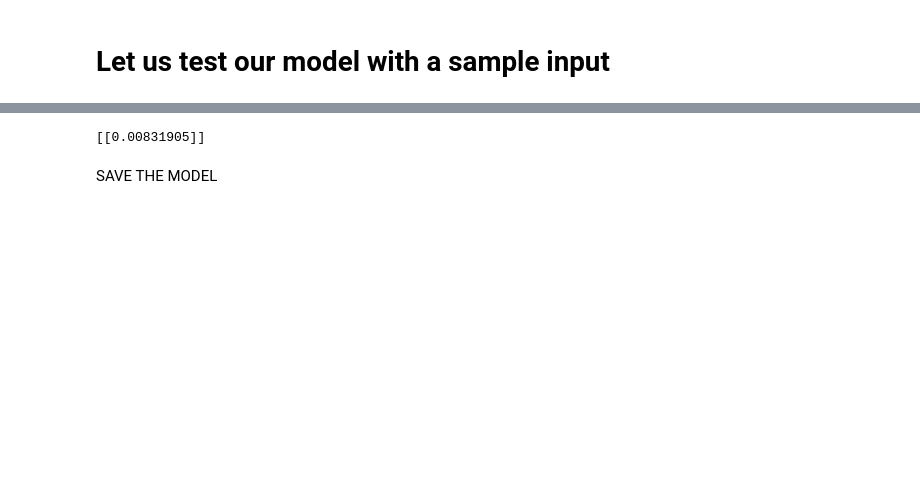
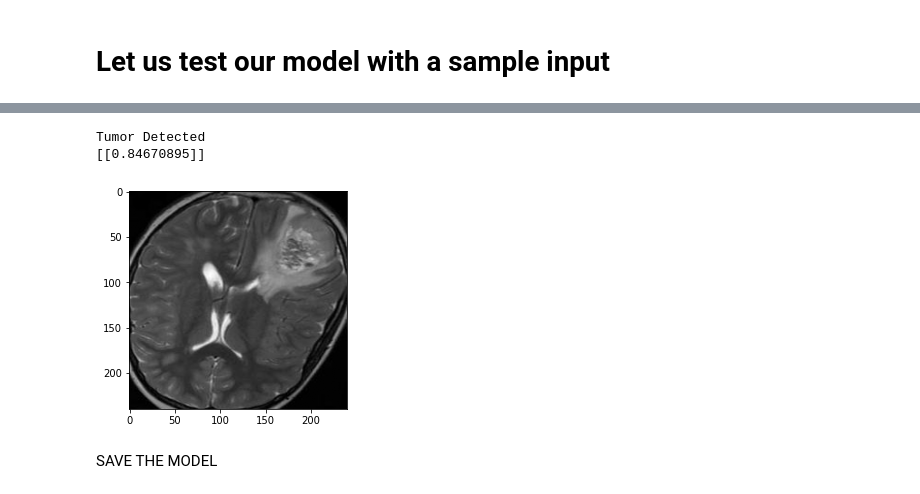
Before and after one commit to nisishere/Brain_Tumor_Detection_CNN, a Jupyter notebook: Brain_tumor_detection.ipynb, the cells around one changed output, grey strips where cells are left out. Drawn from its saved outputs; the diff is of its cells as text; code cells hidden in the pictures; blank space fills up the shorter version.

```diff
--- a/Brain_tumor_detection.ipynb
+++ b/Brain_tumor_detection.ipynb
@@ -452,21 +583,30 @@ Test: accuracy = 0.841935  ;  loss = 0.369099
 # %%
 
 
 sample = []
-image = cv2.imread("/content/drive/MyDrive/brain tumor detection/Brain-Tumor-Detection-master/augmented data/no/aug_1 no._0_1102.jpg")
+image = cv2.imread("/content/drive/MyDrive/brain tumor detection/Brain-Tumor-Detection-master/augmented data/yes/aug_Y100_0_4855.jpg")
             # crop the brain and ignore the unnecessary rest part of the image
 image = crop_brain_contour(image, plot=False)
             # resize image
 image = cv2.resize(image, dsize=(240, 240), interpolation=cv2.INTER_CUBIC)
             # normalize values
 image = image / 255.
             # convert image to numpy array and append it to X
+plt.imshow(image)
 sample.append(image)
 sample = np.array(sample)
-y=model.predict(sample)
+y=best_model.predict(sample)
+prediction = y[0][0]
+prediction = round(prediction)
+if prediction == 1:
+  print ("Tumor Detected")
+else :
+  print("no Tumor Detected")
 print(y)
 # %% [output]
-[[0.00831905]]
+Tumor Detected
+[[0.84670895]]
+[figure, added]
 # %% [markdown]
 SAVE THE MODEL
 # %%
```
Also changed, not shown: parts of 29 cells of this notebook.
